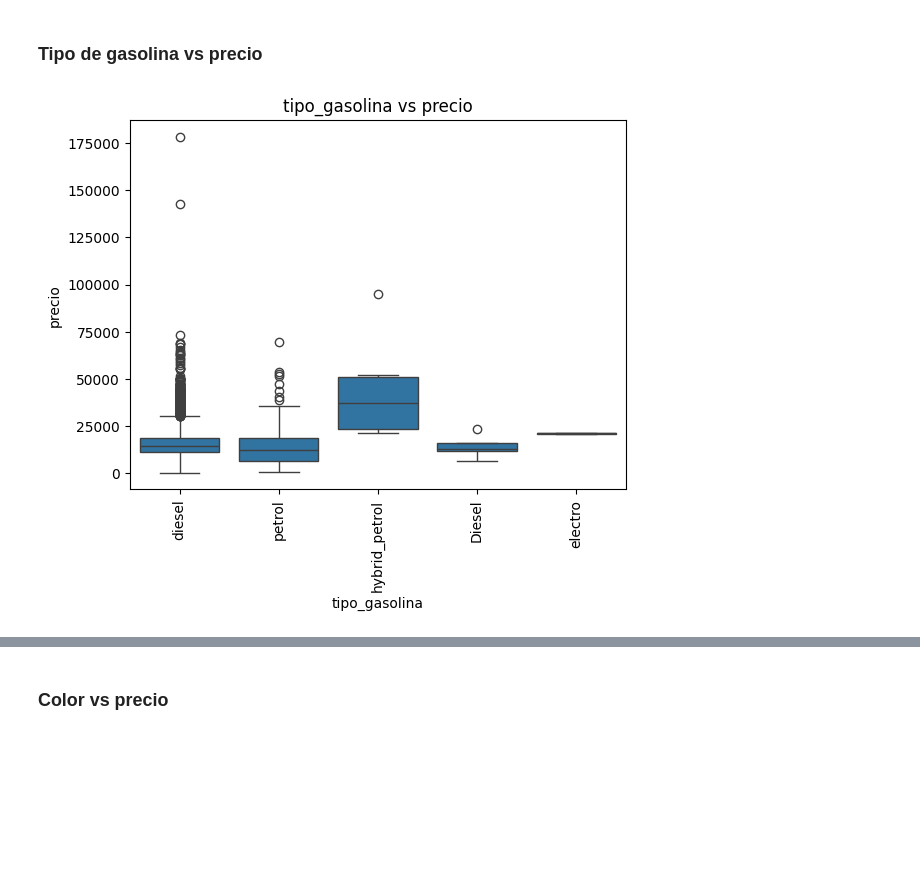
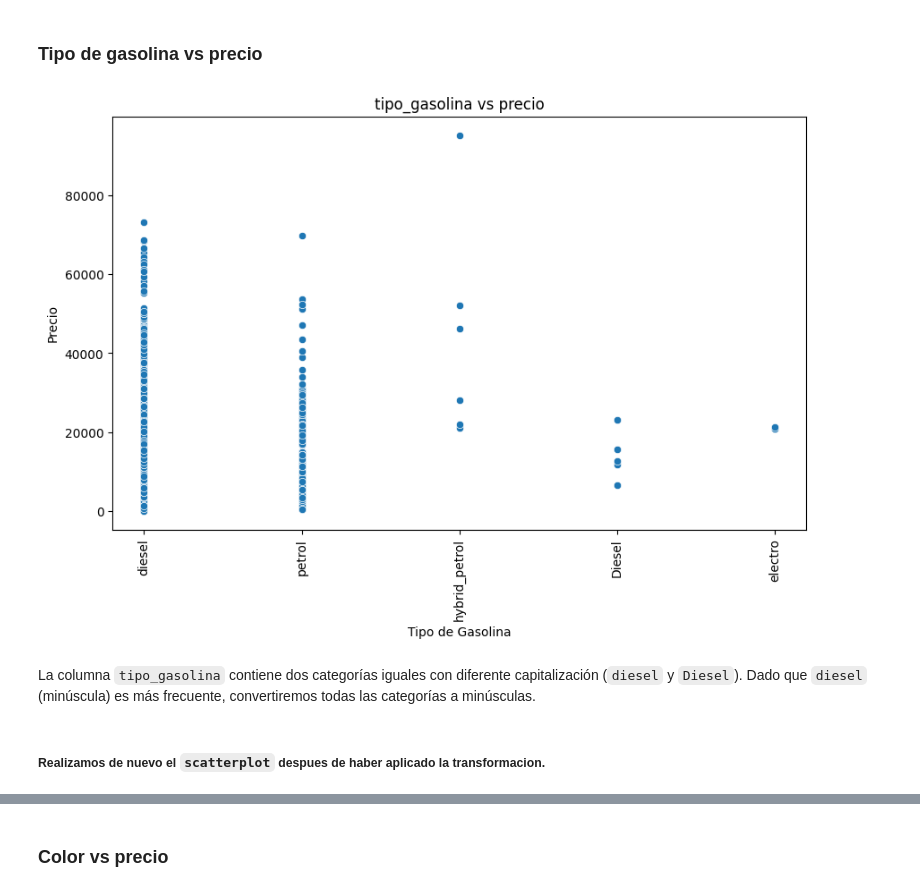
Before and after one commit to Wolfsteno/data-science-projects, a Jupyter notebook: Entregable 1 Data Engineering/main_acarrasco.ipynb, the cells around one changed output, grey strips where cells are left out. Saved outputs shown, nothing was run; the diff lists cells and outputs as text; code cells hidden in the pictures; blank space fills up the shorter version.

Commit message:
Terminada la seccion de los plots y añadido un nuevo archivo para los charts y plots

```diff
--- a/Entregable 1 Data Engineering/main_acarrasco.ipynb
+++ b/Entregable 1 Data Engineering/main_acarrasco.ipynb
@@ -932,0 +944,2 @@ plt.show()
+# %%
+umbral_km = df['km'].quantile(0.9999)
@@ -932,0 +948,2 @@ plt.show()
+# %%
+df['km'] = np.where(df['km'] > umbral_km, np.log1p(df['km']), df['km'])
@@ -980,0 +1028,3 @@ plt.show()
+# %%
+df = df[~((df['modelo'] == 'X3') & (df['precio'] > 50000))]
+df = df[~((df['modelo'] == 'X4') & (df['precio'] > 50000))]
@@ -982,9 +1044,14 @@ plt.show()
 ### Tipo de gasolina vs precio
 # %%
 # tipo_gasolina vs precio
-sns.boxplot(x='tipo_gasolina', y='precio', data=df)
+plt.figure(figsize=(10, 6))  # Optional: Adjust figure size for better visualization
+sns.scatterplot(x='tipo_gasolina', y='precio', data=df)
 plt.title('tipo_gasolina vs precio')
 plt.xticks(rotation=90)
+plt.xlabel('Tipo de Gasolina')
+plt.ylabel('Precio')
 plt.show()
 # %% [output]
-[figure, old version]
+[figure, new version]
+# %% [markdown]
+La columna `tipo_gasolina` contiene dos categorías iguales con diferente capitalización (`diesel` y `Diesel`). Dado que `diesel` (minúscula) es más frecuente, convertiremos todas las categorías a minúsculas.
@@ -990,0 +1060,2 @@ plt.show()
+# %% [markdown]
+##### Realizamos de nuevo el `scatterplot` despues de haber aplicado la transformacion.
```
Also changed, not shown: parts of 45 cells of this notebook, 1 other file.
